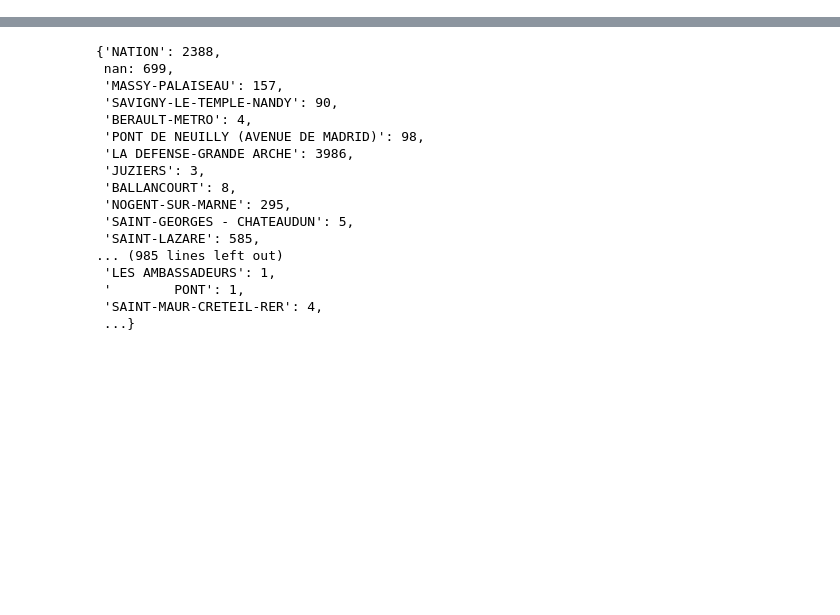
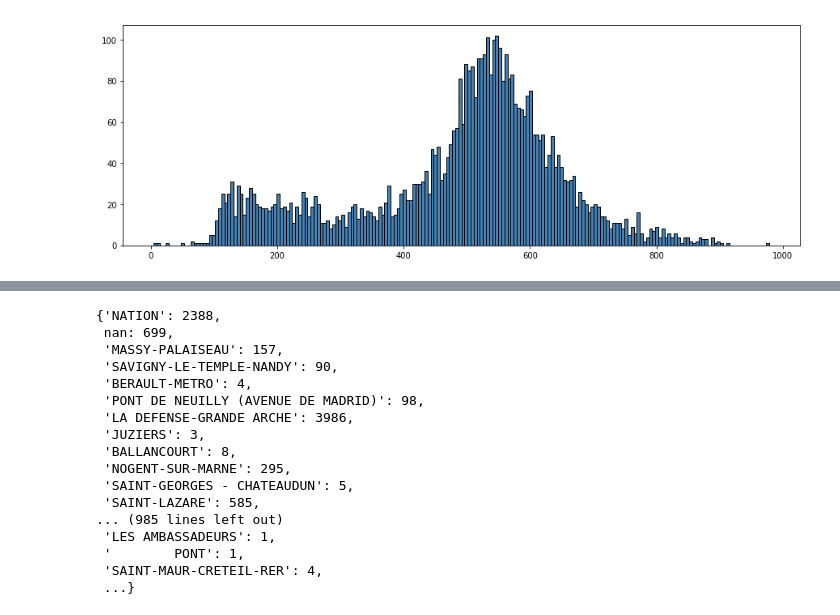
Before and after one commit to Leoyao87820984/Handle_AFC_data, a Jupyter notebook: AFC_Results.ipynb, the cells around one changed output, grey strips where cells are left out. Cells and saved outputs as stored; diff of their text form; code cells hidden in the pictures; blank space fills up the shorter version.

```diff
--- a/AFC_Results.ipynb
+++ b/AFC_Results.ipynb
@@ -86,0 +248,4 @@ finall_result.drop('Unnamed: 0', axis=1, inplace=True)
+# %%
+time = []
+for a in sep2:
+    time.append(a[0])
@@ -86,0 +257,6 @@ finall_result.drop('Unnamed: 0', axis=1, inplace=True)
+# %%
+plt.figure(figsize=(15,5))
+plt.hist(time, bins=200, color = 'steelblue', edgecolor = 'k',label = 'time')
+plt.show()
+# %% [output]
+[figure, added]
```
Also changed, not shown: parts of 53 cells of this notebook, 2 other files.
